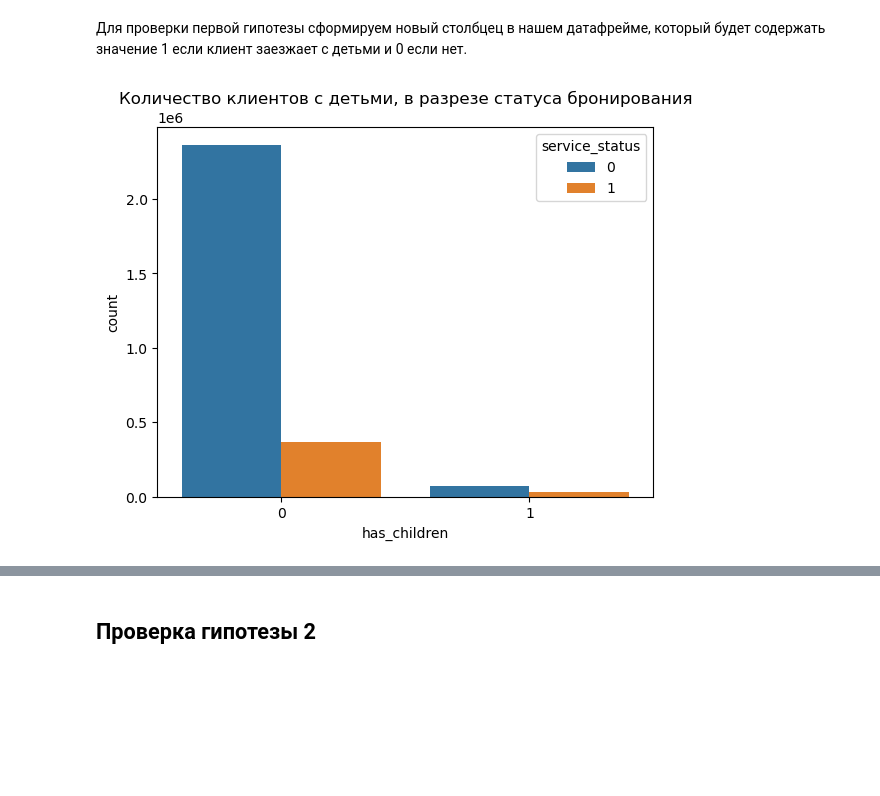
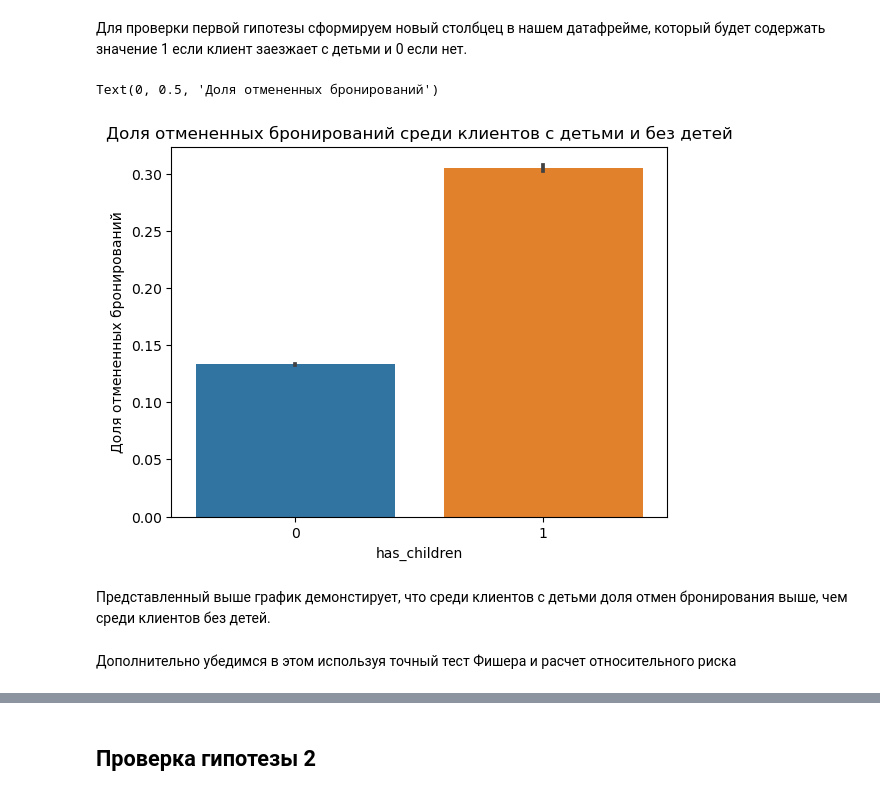
Before and after one commit to timurgainutdinov1/RuCode, a Jupyter notebook: Hotel_cancellation_predictions_RuCode_МТС.ipynb, the cells around one changed output, grey strips where cells are left out. Drawn from its saved outputs; the diff is of its cells as text; code cells hidden in the pictures; blank space fills up the shorter version.

```diff
--- a/Hotel_cancellation_predictions_RuCode_МТС.ipynb
+++ b/Hotel_cancellation_predictions_RuCode_МТС.ipynb
@@ -428,5 +503,7 @@ private_test['service_price'] = private_test['service_price'].fillna(private_tes
 # %% [markdown]
 Заполним пропуски в признаке *client_segment*
 # %%
-train, public_test, private_test = fill_na_with_mode(train, public_test, private_test, 'client_id', 'client_segment')
+train, public_test, private_test = fill_na_with_mode(
+    train, public_test, private_test, "client_id", "client_segment"
+)
 # %%
@@ -438,5 +517,7 @@ print(public_test['client_segment'].isnull().sum())
 # %%
-train, public_test, private_test = fill_na_with_mode(train, public_test, private_test, 'hotel_type', 'client_segment')
+train, public_test, private_test = fill_na_with_mode(
+    train, public_test, private_test, "hotel_type", "client_segment"
+)
 # %%
 train.isna().sum()
 # %% [output]
@@ -515,5 +632,5 @@ cat_features = train_.drop(columns='service_status').select_dtypes(include=objec
 # %%
-train_['service_status'] = train_['service_status'].astype(str)
+train["service_status"] = train["service_status"].astype(str)
 # %% [markdown]
 # EDA
 # %% [markdown]
@@ -539,8 +654,20 @@ sns.countplot(data=train, x='service_status');
 # %% [markdown]
 Для проверки первой гипотезы сформируем новый столбцец в нашем датафрейме, который будет содержать значение 1 если клиент заезжает с детьми и 0 если нет.
 # %%
-train_["has_children"] = train_["service_child_cnt"].apply(lambda x: 1 if x > 0 else 0).astype(object)
+train["has_children"] = (
+    train["service_child_cnt"].apply(lambda x: 1 if x > 0 else 0).astype(object)
+)
 # %%
-sns.countplot(data=train_, x='has_children', hue='service_status').set_title('Количество клиентов с детьми, в разрезе статуса бронирования');
+train["service_status"] = train["service_status"].astype(int)
+
+sns.barplot(data=train, x="has_children", y="service_status").set_title(
+    "Доля отмененных бронирований среди клиентов с детьми и без детей"
+)
+plt.ylabel("Доля отмененных бронирований")
 # %% [output]
+Text(0, 0.5, 'Доля отмененных бронирований')
-[figure, old version]
+[figure, new version]
+# %% [markdown]
+Представленный выше график демонстирует, что среди клиентов с детьми доля отмен бронирования выше, чем среди клиентов без детей.
+# %% [markdown]
+Дополнительно убедимся в этом используя точный тест Фишера и расчет относительного риска
```
Also changed, not shown: parts of 101 cells of this notebook.
